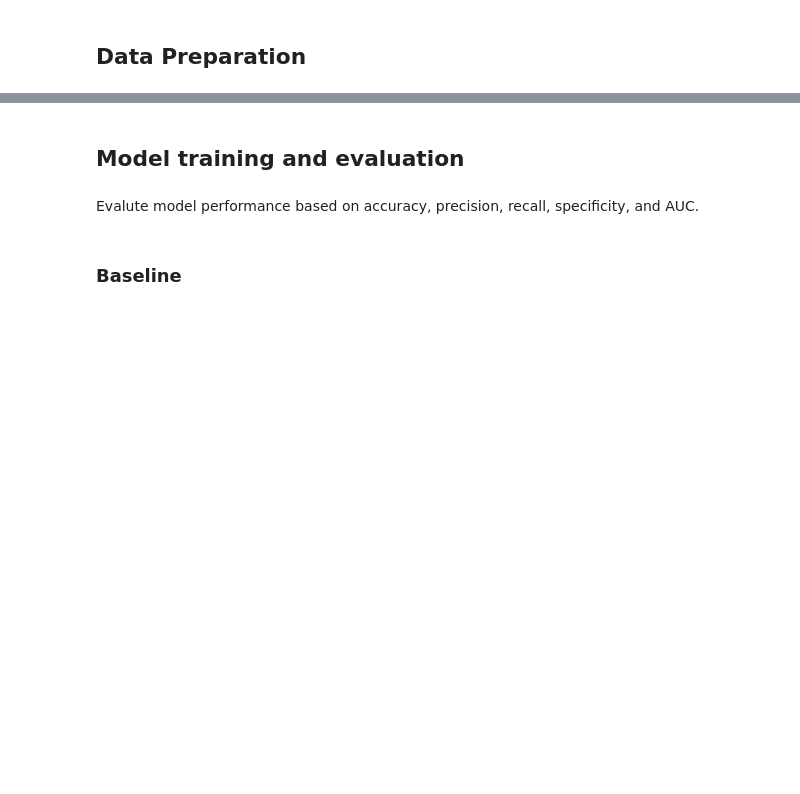
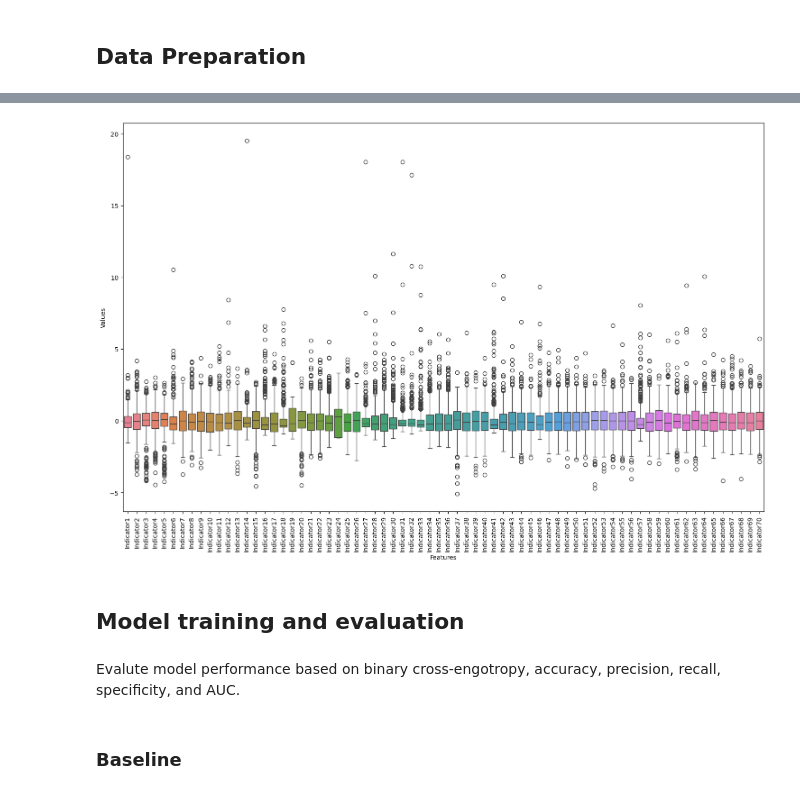
Before and after one commit to brian546/AI-For-Healthcare, a Jupyter notebook: code.ipynb, the cells around one changed output, grey strips where cells are left out. Saved outputs shown, nothing was run; the diff lists cells and outputs as text; code cells hidden in the pictures; blank space fills up the shorter version.

```diff
--- a/code.ipynb
+++ b/code.ipynb
@@ -185,12 +192,18 @@ All features are standardized to have a mean of 0 and a standard deviation of 1
 # %%
+# Standardize all data set
 scaler = StandardScaler()
 scaler.fit(train_X)
 train_X = scaler.transform(train_X)
 valid_X = scaler.transform(valid_X)
 test_X = scaler.transform(test_X)
+
+# Data distribution after standardization
+box_plot(pd.DataFrame(train_X,columns=trainset.columns[:-1]))
+# %% [output]
+[figure, added]
 # %% [markdown]
 ## **Model training and evaluation**
 # %% [markdown]
-Evalute model performance based on accuracy, precision, recall, specificity, and AUC.
+Evalute model performance based on binary cross-engotropy, accuracy, precision, recall, specificity, and AUC.
 # %%
 def evaluation(true_y, pred_y):
```
Also changed, not shown: parts of 36 cells of this notebook.
